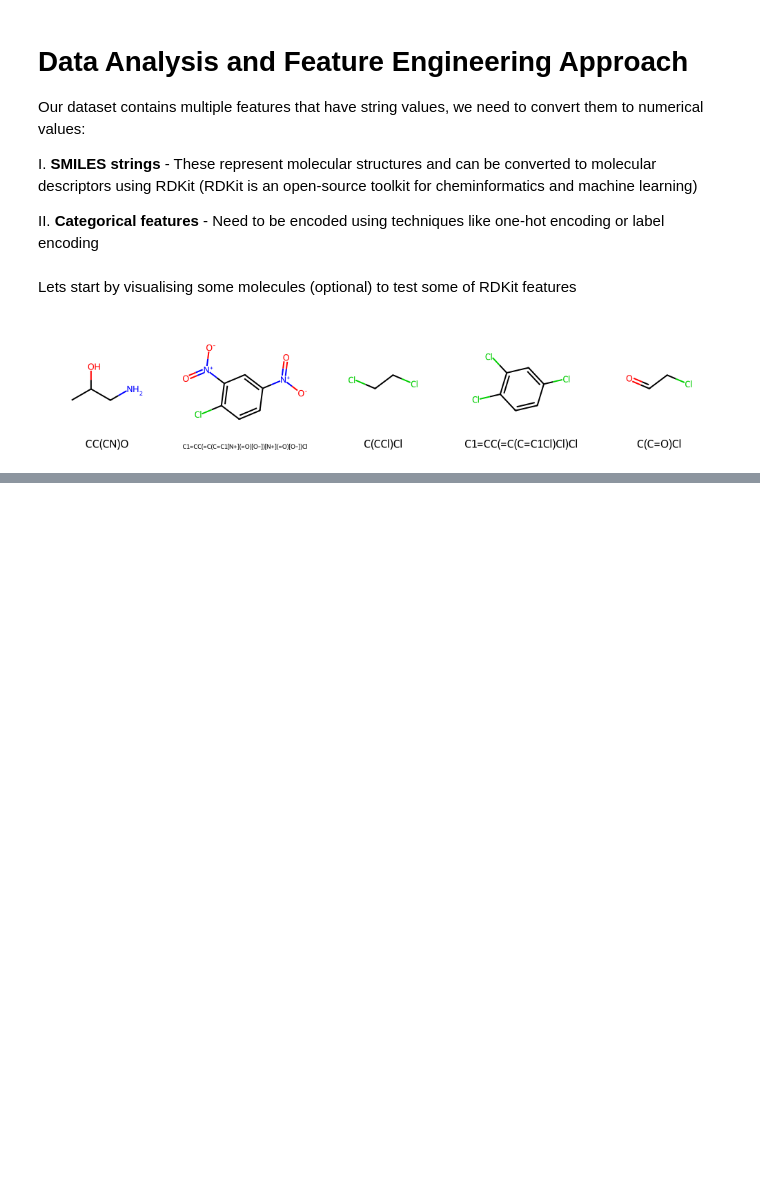
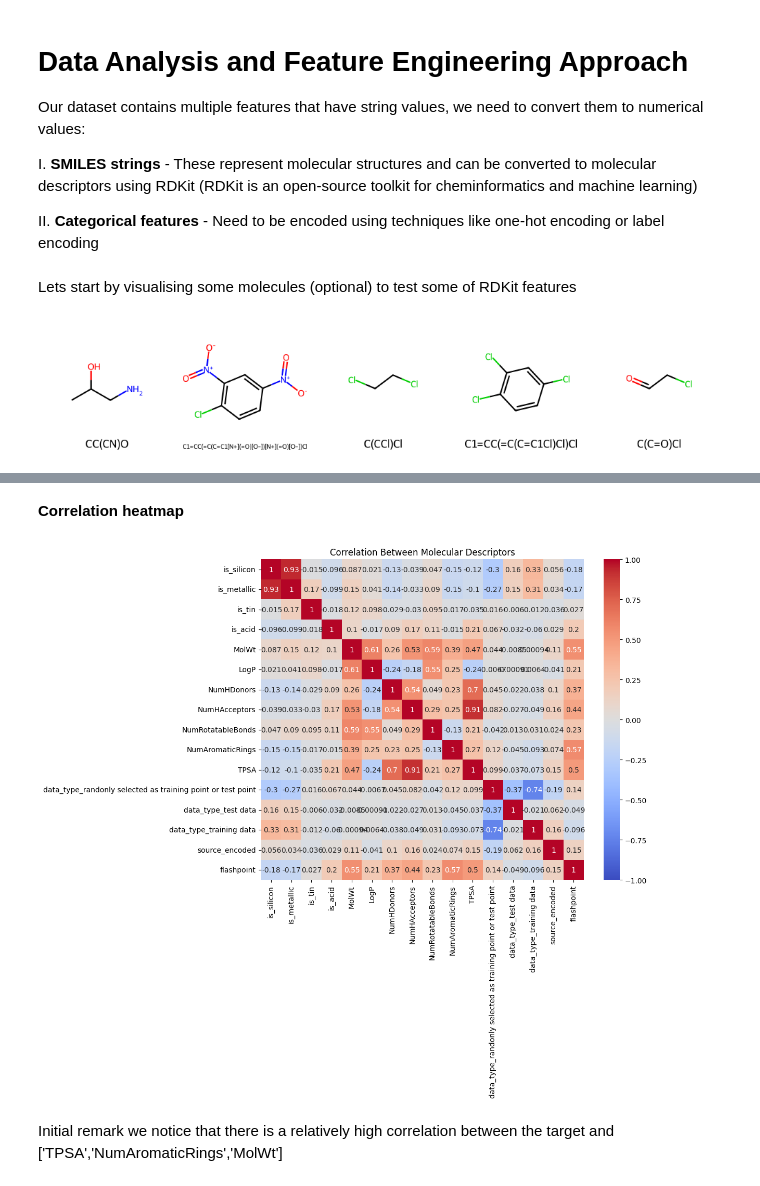
Before and after one commit to YassineBen-Yahia/Molecular-Flashpoint-Prediction, a Jupyter notebook: src/data_preprocessing.ipynb, the cells around one changed output, grey strips where cells are left out. Saved outputs shown, nothing was run; the diff lists cells and outputs as text; code cells hidden in the pictures; blank space fills up the shorter version.

```diff
--- a/src/data_preprocessing.ipynb
+++ b/src/data_preprocessing.ipynb
@@ -274,0 +295,12 @@ plt.show()
+# %% [markdown]
+**Correlation heatmap**
+# %%
+corr_matrix = pd.concat([X, y], axis=1).corr()
+plt.figure(figsize=(10, 8))
+sns.heatmap(corr_matrix, annot=True, cmap="coolwarm", vmin=-1, vmax=1)
+plt.title("Correlation Between Molecular Descriptors")
+plt.show()
+# %% [output]
+[figure, added]
+# %% [markdown]
+Initial remark we notice that there is a relatively high correlation between the target and ['TPSA','NumAromaticRings','MolWt']
```
Also changed, not shown: parts of 14 cells of this notebook.
